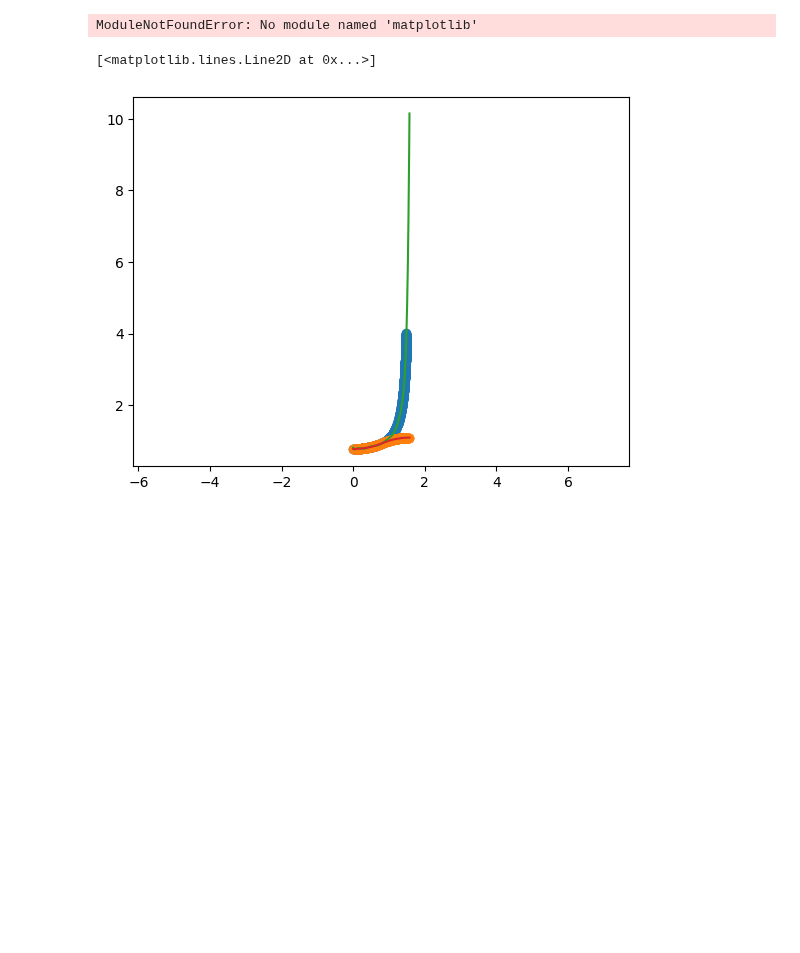
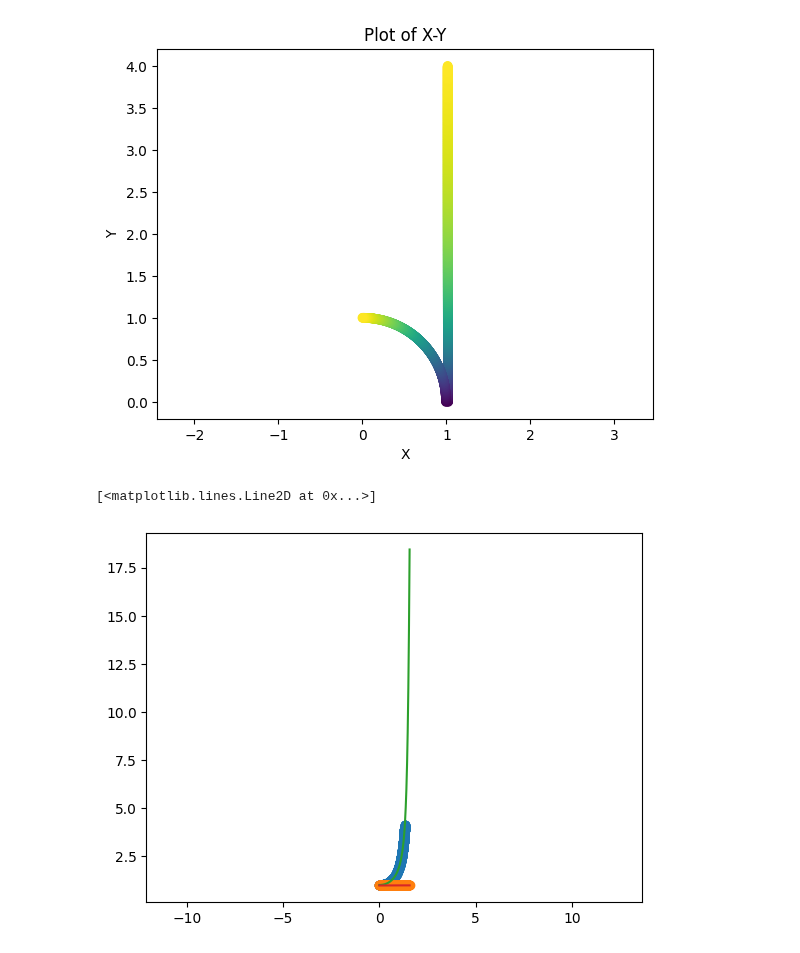
Before and after one commit to comphy-lab/HoleySheet, a Jupyter notebook: outEqshape_01.ipynb, the cells around one changed output. Drawn from its saved outputs; the diff is of its cells as text; code cells hidden in the pictures; blank space fills up the shorter version.

```diff
--- a/outEqshape_01.ipynb
+++ b/outEqshape_01.ipynb
@@ -34,24 +34,24 @@ def fitradius(r, theta, theta_fit):
 # %%
 import matplotlib.pyplot as plt
 import numpy as np
 from scipy.optimize import fsolve
 
-x1, y1, theta1 = readfile('facet1_1005')
-x2, y2, theta2 = readfile('facet2_1005')
+x1, y1, theta1 = readfile('facet1')
+x2, y2, theta2 = readfile('facet2')
 
 
 
 # Plot x-y values
 # plt.plot(x, y, 'o')
 plt.scatter(x1, y1, c=theta1, cmap='viridis')
 plt.scatter(x2, y2, c=theta2, cmap='viridis')
 plt.xlabel('X')
 plt.ylabel('Y')
 plt.axis('equal')
 plt.title('Plot of X-Y')
 plt.show()
 # %% [output]
-ModuleNotFoundError: No module named 'matplotlib'
+[figure, added]
 # %%
 plt.clf()
 plt.axis('equal')
@@ -68,7 +68,7 @@ plt.plot(theta_fit, r_fit1, '-', label='Polynomial Fit (facet1)')
 plt.plot(theta_fit, r_fit2, '-', label='Polynomial Fit (facet2)')
 # %% [output]
 [<matplotlib.lines.Line2D at 0x...>]
-[figure, old version]
+[figure, new version]
 # %%
 plt.clf()
 
```
Also changed, not shown: parts of 2 cells of this notebook.
